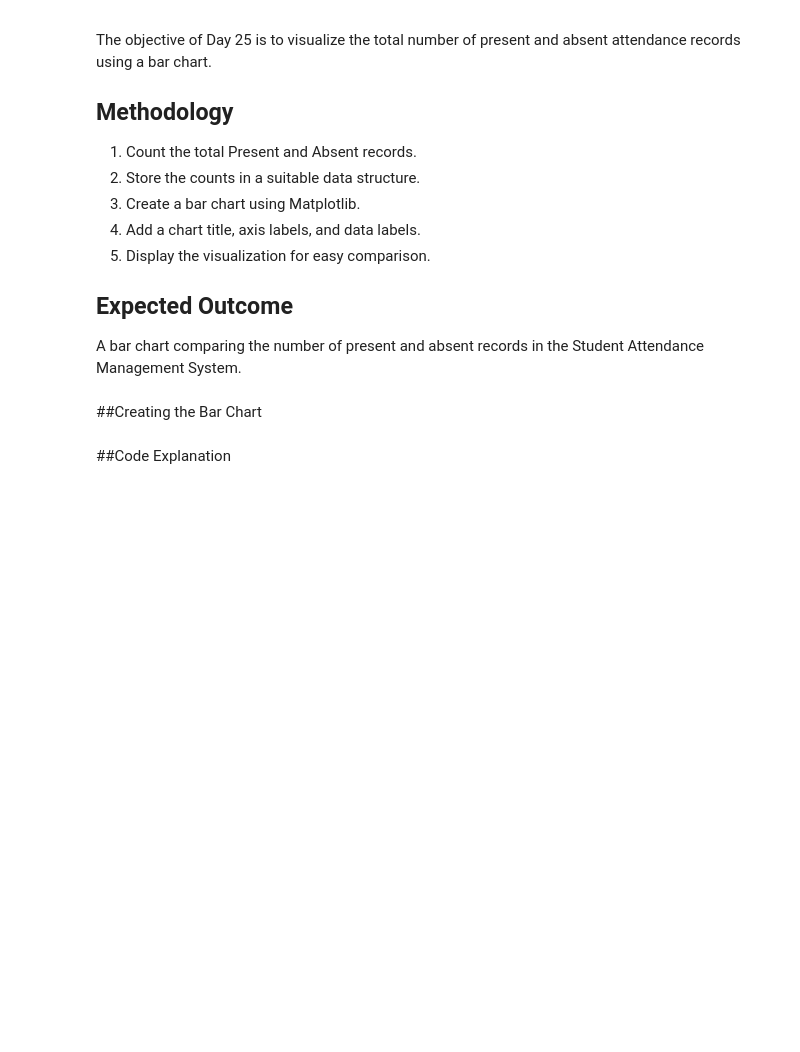
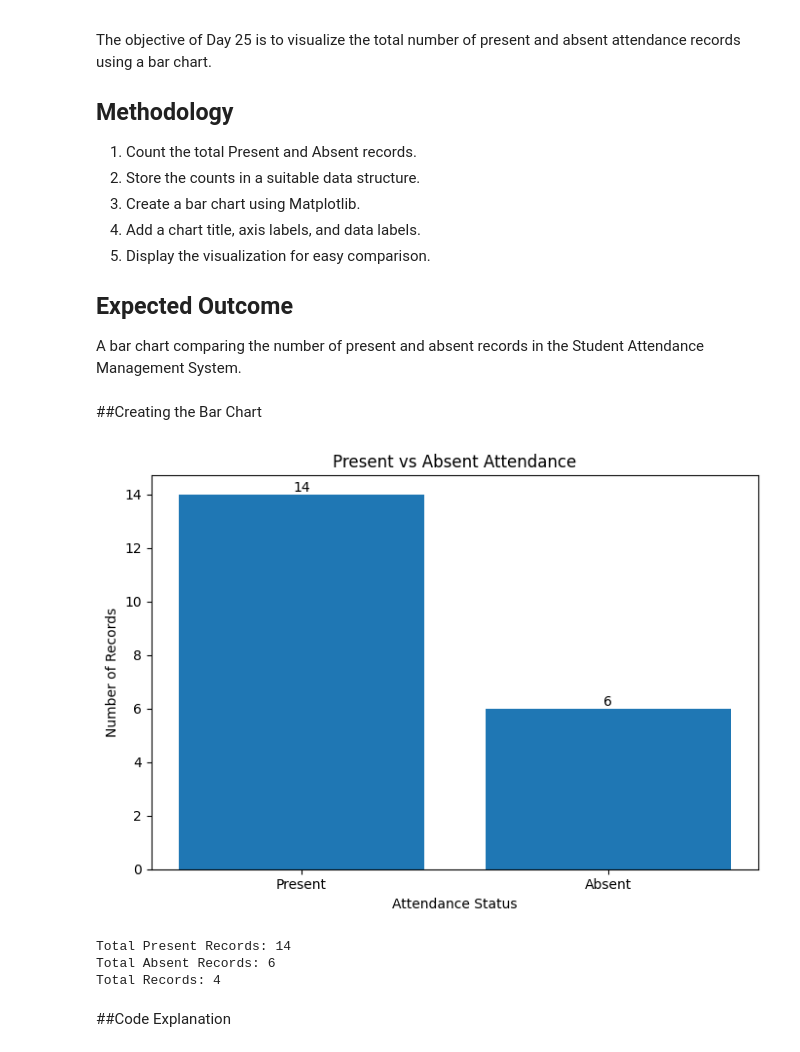
Before and after one commit to puja-200627/YBI_INTERNSHIP_PROJECTS, a Jupyter notebook: STUDENT_ATTENDANCE_MANAGEMENT_SYSTEM.ipynb, the cells around one changed output. Saved outputs shown, nothing was run; the diff lists cells and outputs as text; code cells hidden in the pictures; blank space fills up the shorter version.

Commit message:
Day 28: Created branch-wise attendance visualization in Python using Matplotlib

```diff
--- a/STUDENT_ATTENDANCE_MANAGEMENT_SYSTEM.ipynb
+++ b/STUDENT_ATTENDANCE_MANAGEMENT_SYSTEM.ipynb
@@ -2423,16 +2510,48 @@ A statistical report showing the total attendance records, present and absent co
 # %% [markdown]
 ##Calculating Basic Statistics
 # %%
+import pandas as pd
+attendance_data = {
+    "Student_ID": [
+        101, 102, 103, 104, 105,
+        106, 107, 108, 109, 110,
+        101, 102, 103, 104, 105,
+        106, 107, 108, 109, 110
+    ],
+
+    "Date": [
+        "2026-09-01", "2026-09-01", "2026-09-01", "2026-09-01", "2026-09-01",
+        "2026-09-01", "2026-09-01", "2026-09-01", "2026-09-01", "2026-09-01",
+        "2026-09-02", "2026-09-02", "2026-09-02", "2026-09-02", "2026-09-02",
+        "2026-09-02", "2026-09-02", "2026-09-02", "2026-09-02", "2026-09-02"
+    ],
+
+    "Subject": [
+        "Python", "Python", "Python", "Python", "Python",
+        "Python", "Python", "Python", "Python", "Python",
+        "DBMS", "DBMS", "DBMS", "DBMS", "DBMS",
+        "DBMS", "DBMS", "DBMS", "DBMS", "DBMS"
+    ],
+
+    "Status": [
+        "Present", "Present", "Absent", "Present", "Present",
+        "Absent", "Present", "Present", "Absent", "Present",
+        "Present", "Absent", "Present", "Present", "Absent",
+        "Present", "Present", "Absent", "Present", "Present"
+    ]
+}
+
+attendance = pd.DataFrame(attendance_data)
 # Calculate total attendance records
 total_records = len(attendance_data)
 
 # Count present and absent records
 present_records = (
-    attendance_data["Status"] == "Present"
+    attendance["Status"] == "Present"
 ).sum()
 
 absent_records = (
-    attendance_data["Status"] == "Absent"
+    attendance["Status"] == "Absent"
 ).sum()
 
 # Calculate overall attendance percentage
@@ -2444,10 +2563,10 @@ else:
     overall_percentage = 0
 
 # Calculate attendance percentage for each student
-total_classes = attendance_data.groupby("Student_ID").size()
+total_classes = attendance.groupby("Student_ID").size()
 
 present_classes = (
-    attendance_data[attendance_data["Status"] == "Present"]
+    attendance[attendance["Status"] == "Present"]
     .groupby("Student_ID")
     .size()
 )
@@ -2516,41 +2645,46 @@ A bar chart comparing the number of present and absent records in the Student At
 import pandas as pd
 import matplotlib.pyplot as plt
 # Count present and absent records
-present_count = (attendance_data["Status"] == "Present").sum()
-absent_count = (attendance_data["Status"] == "Absent").sum()
+present_count = (attendance["Status"] == "Present").sum()
+absent_count = (attendance["Status"] == "Absent").sum()
 
 # Prepare data for visualization
 attendance_labels = ["Present", "Absent"]
 attendance_counts = [present_count, absent_count]
 
 # Create bar chart
 plt.figure(figsize=(7, 5))
 
 bars = plt.bar(attendance_labels, attendance_counts)
 
 # Add title and labels
 plt.title("Present vs Absent Attendance")
 plt.xlabel("Attendance Status")
 plt.ylabel("Number of Records")
 
 # Display values above the bars
 for bar in bars:
     height = bar.get_height()
     plt.text(
         bar.get_x() + bar.get_width() / 2,
         height,
         str(int(height)),
         ha="center",
         va="bottom"
     )
 
 plt.tight_layout()
 plt.show()
 
 # Print attendance summary
 print("Total Present Records:", present_count)
 print("Total Absent Records:", absent_count)
 print("Total Records:", len(attendance_data))
+# %% [output]
+[figure, added]
+Total Present Records: 14
+Total Absent Records: 6
+Total Records: 4
 # %% [markdown]
 ##Code Explanation
 # %% [markdown]
```
Also changed, not shown: parts of 15 cells of this notebook.
